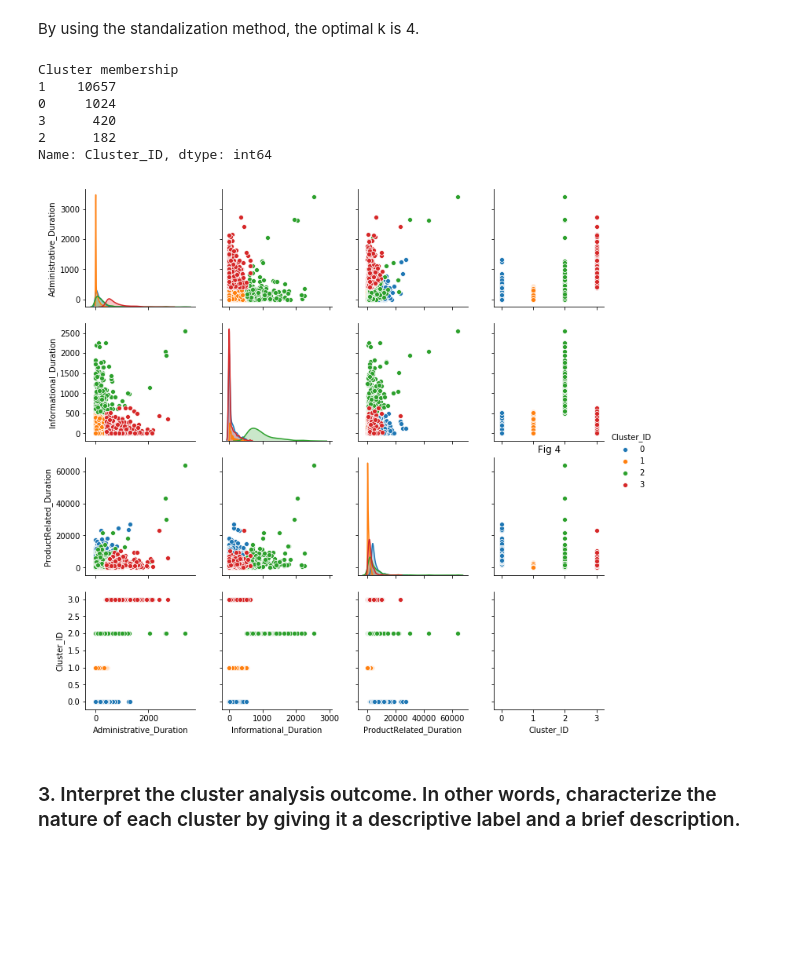
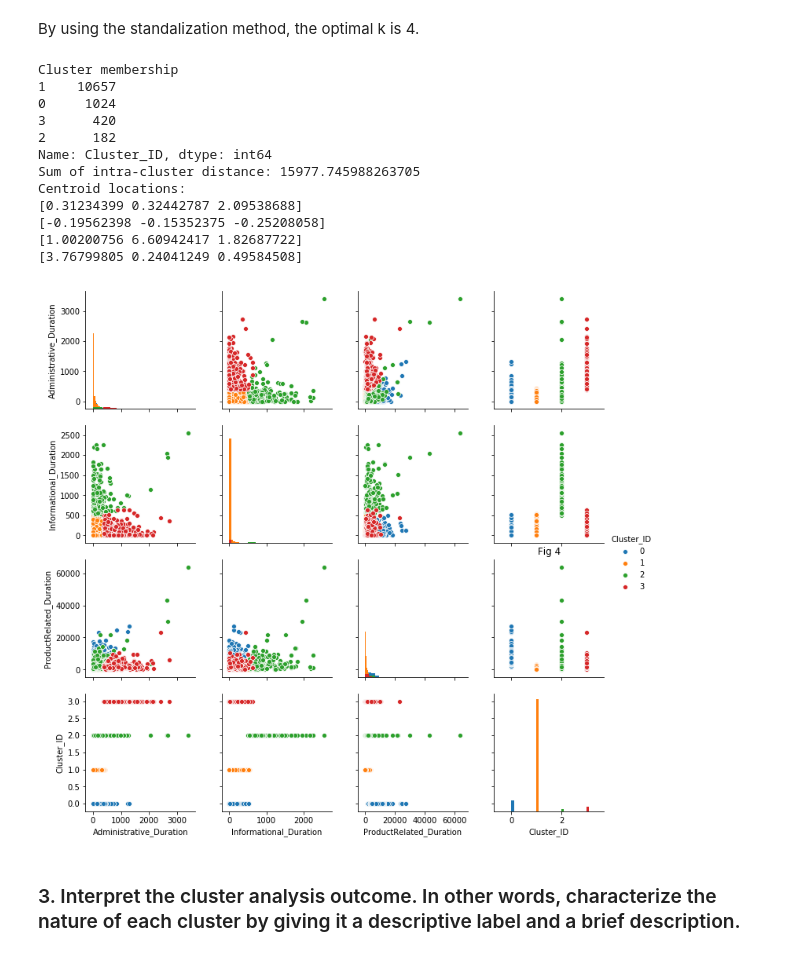
Before and after one commit to jiangdonghan/IFN645Assignment1, a Jupyter notebook: assignment2.ipynb, the cells around one changed output. Drawn from its saved outputs; the diff is of its cells as text; code cells hidden in the pictures; blank space fills up the shorter version.

Commit message:
Part 1 continue..........
Guys, there are some issues on task 3 about pairplot if you can check it

```diff
--- a/assignment2.ipynb
+++ b/assignment2.ipynb
@@ -344,6 +344,13 @@ Silhouette score for k=8 0.5595425112426197
 model = KMeans(n_clusters=4, random_state=42, n_jobs=10).fit(X_time)
 y = model.predict(X_time) # Make a prediction
 df_time['Cluster_ID'] = y # Save it
+
+# sum of intra-cluster distances
+print("Sum of intra-cluster distance:", model.inertia_)
+
+print("Centroid locations:")
+for centroid in model.cluster_centers_:
+    print(centroid)
 
 # how many records are in each cluster
 print("Cluster membership")
@@ -421,24 +477,38 @@ By using the standalization method, the optimal k is 4.
 # %%
 # make a model with optimal clusters
 model = KMeans(n_clusters=4, random_state=42, n_jobs=10).fit(X)
 y = model.predict(X) # Make a prediction
 df_time['Cluster_ID'] = y # Save it
 
 # how many records are in each cluster
 print("Cluster membership")
 print(df_time['Cluster_ID'].value_counts())
 
+# sum of intra-cluster distances
+print("Sum of intra-cluster distance:", model.inertia_)
+
+print("Centroid locations:")
+for centroid in model.cluster_centers_:
+    print(centroid)
+
+
 # pairplot the cluster distribution.
-cluster_g = sns.pairplot(df_time, hue='Cluster_ID')
+cluster_g = sns.pairplot(df_time, hue='Cluster_ID', diag_kind='hist')
 plt.title('Fig 4')
 plt.show()
 # %% [output]
 Cluster membership
 1    10657
 0     1024
 3      420
 2      182
 Name: Cluster_ID, dtype: int64
+Sum of intra-cluster distance: 15977.745988263705
+Centroid locations:
+[0.31234399 0.32442787 2.09538688]
+[-0.19562398 -0.15352375 -0.25208058]
+[1.00200756 6.60942417 1.82687722]
+[3.76799805 0.24041249 0.49584508]
-[figure, old version]
+[figure, new version]
 # %% [markdown]
 ### 3. Interpret the cluster analysis outcome. In other words, characterize the nature of each cluster by giving it a descriptive label and a brief description.
```
Also changed, not shown: parts of 22 cells of this notebook.
